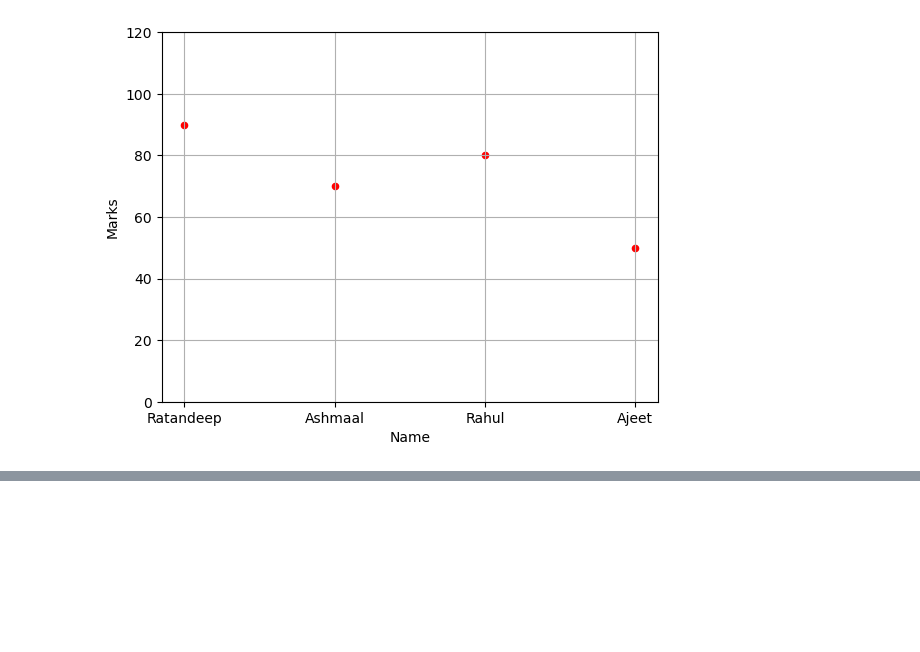
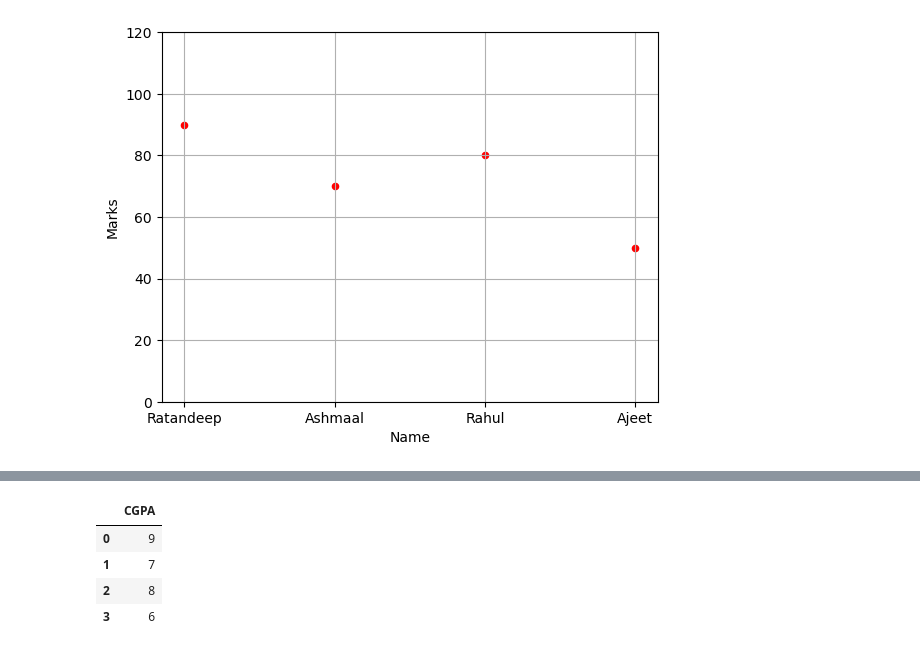
Before and after one commit to RahulDhobi192030/DATA_SCIENCE, a Jupyter notebook: Pandas/Lecture1.ipynb, the cells around one changed output, grey strips where cells are left out. Drawn from its saved outputs; the diff is of its cells as text; code cells hidden in the pictures; blank space fills up the shorter version.

```diff
--- a/Pandas/Lecture1.ipynb
+++ b/Pandas/Lecture1.ipynb
@@ -140,0 +173,8 @@ plt.grid()
+# %%
+y
+# %% [output]
+|  | CGPA |
+| 0 | 9 |
+| 1 | 7 |
+| 2 | 8 |
+| 3 | 6 |
```
Also changed, not shown: parts of 7 cells of this notebook, 2 other files.
